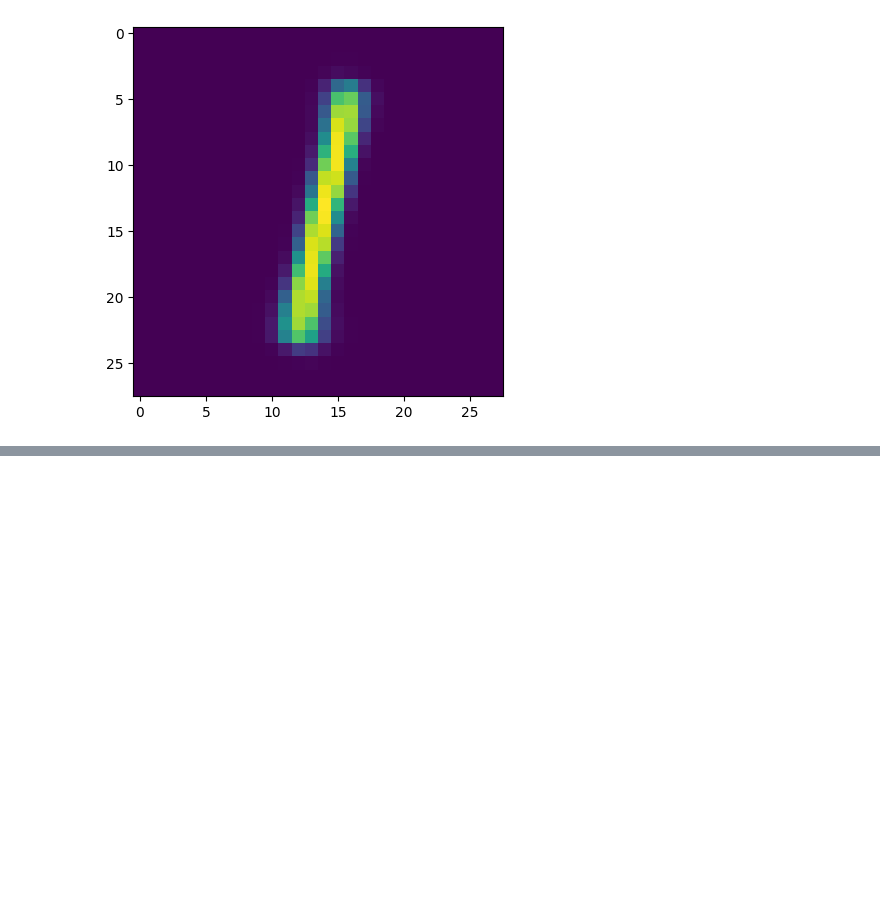
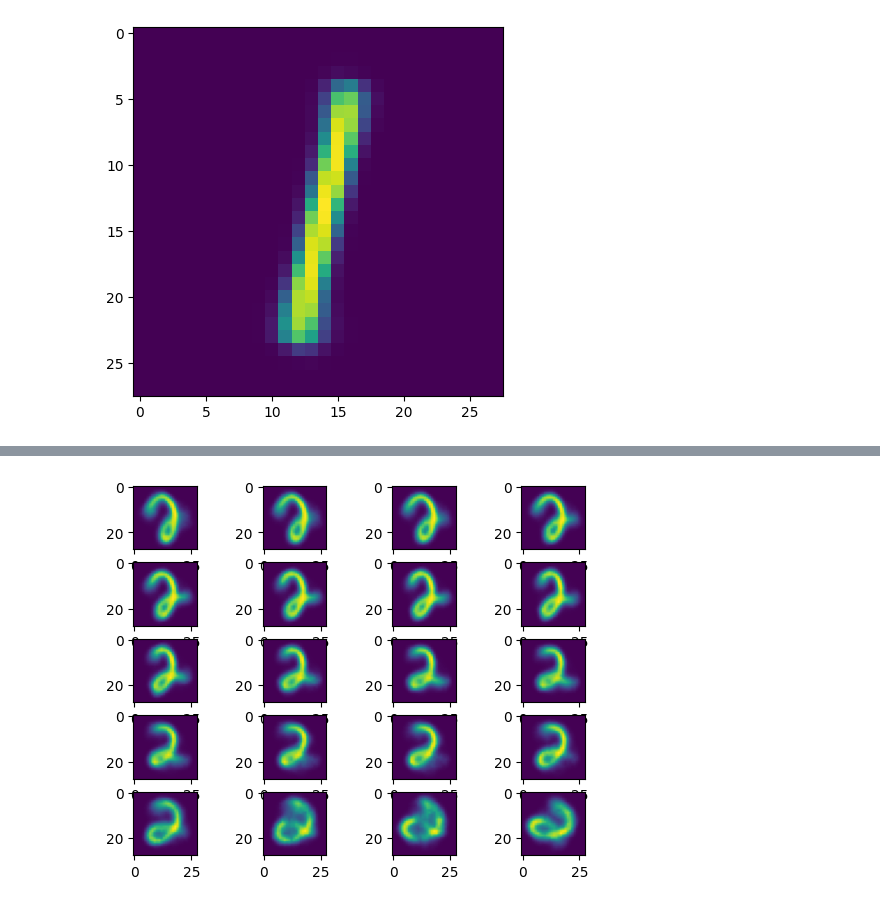
Before and after one commit to GiuseppeFrigeni/ML4SCI2025, a Jupyter notebook: Specific task/Task_3/Task_3.ipynb, the cells around one changed output, grey strips where cells are left out. Drawn from its saved outputs; the diff is of its cells as text; code cells hidden in the pictures; blank space fills up the shorter version.

```diff
--- a/Specific task/Task_3/Task_3.ipynb
+++ b/Specific task/Task_3/Task_3.ipynb
@@ -607,0 +739,11 @@ plt.imshow(original.reshape((28,28)))
+# %%
+results = visualize_latent_flow(generator, X_train_pt[4:5,0,], decoder=decoder, steps=1000, epsilon=0.002)
+
+image = results['decoded_images'][0][::100,]
+
+
+for i in range(len(image[:-1])):
+    plt.subplot(5,4,i+1)
+    plt.imshow(image[i].reshape((28,28)))
+# %% [output]
+[figure, added]
```
Also changed, not shown: parts of 15 cells of this notebook, 3 other files.
